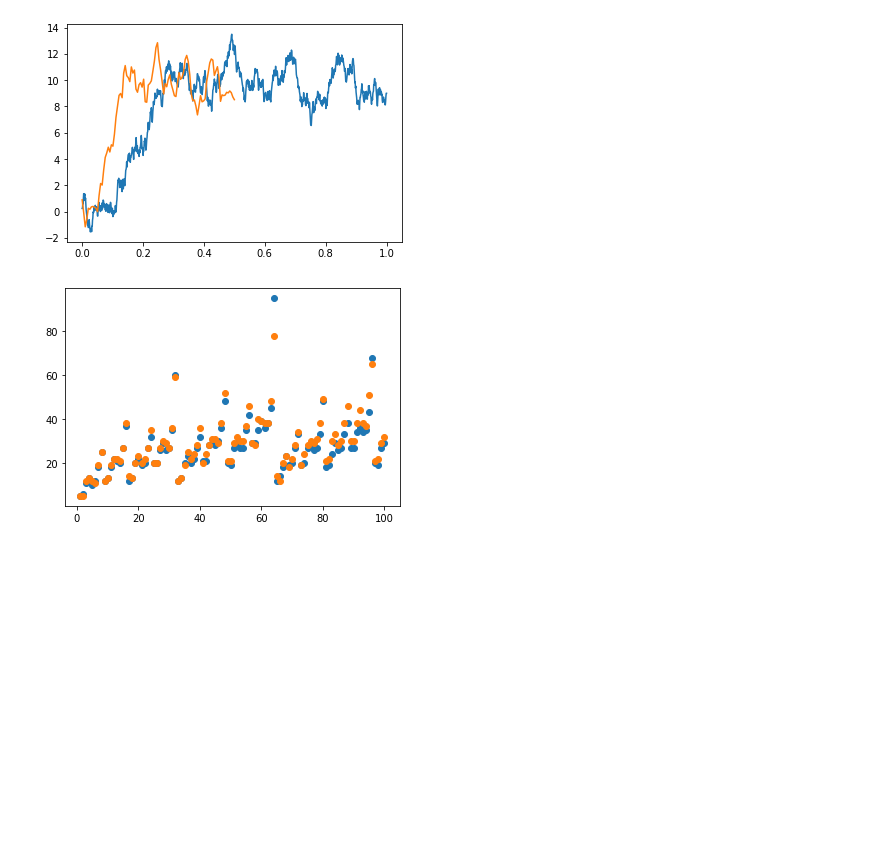
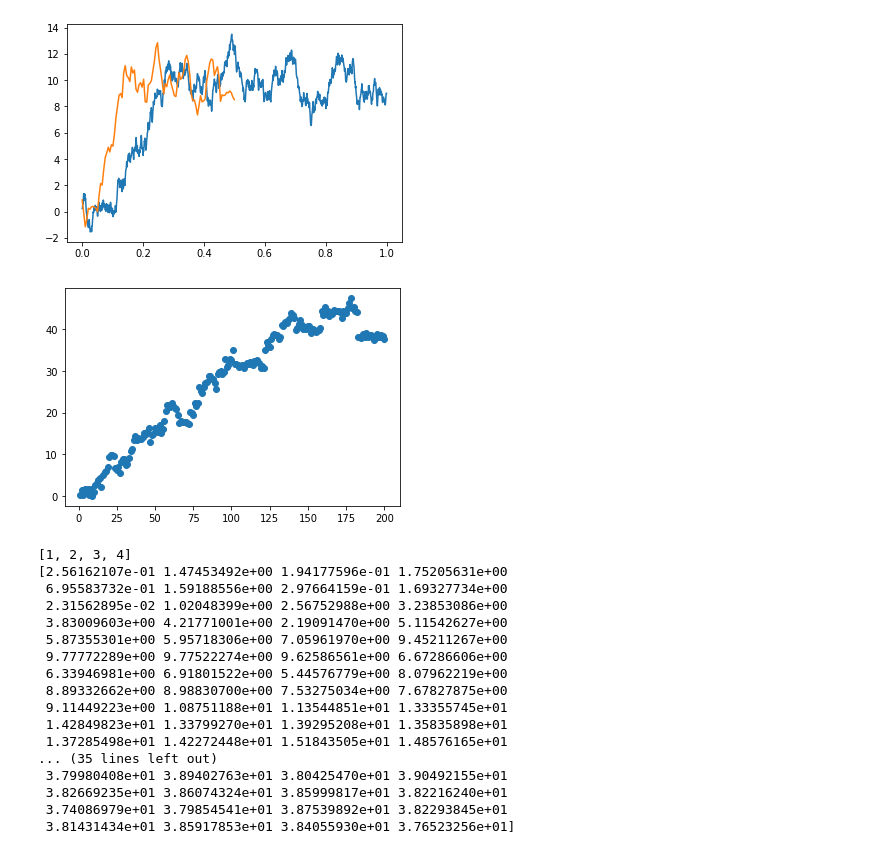
Before and after one commit to ypzhang725/Longshot, a Jupyter notebook: emp-sh2pc/resultsEMP/tmp.ipynb, the cells around one changed output. Saved outputs shown, nothing was run; the diff lists cells and outputs as text; code cells hidden in the pictures; blank space fills up the shorter version.

```diff
--- a/emp-sh2pc/resultsEMP/tmp.ipynb
+++ b/emp-sh2pc/resultsEMP/tmp.ipynb
@@ -14,11 +14,50 @@ plt.show()
 # %% [output]
 [figure]
 # %%
-sortA = [5, 6, 11, 13, 10, 12, 18, 25, 12, 13, 18, 22, 21, 20, 27, 37, 12, 13, 20, 22, 19, 20, 27, 32, 20, 20, 26, 29, 26, 27, 35, 60, 12, 13, 20, 23, 20, 22, 27, 32, 21, 21, 28, 29, 28, 30, 36, 48, 20, 19, 27, 29, 27, 27, 35, 42, 29, 29, 35, 39, 36, 38, 45, 95, 12, 14, 18, 23, 19, 20, 27, 33, 19, 20, 27, 28, 26, 27, 33, 48, 18, 19, 24, 29, 26, 27, 33, 38, 27, 27, 34, 36, 34, 35, 43, 68, 20, 19, 27, 29]
-sortD = [5, 5, 12, 13, 12, 11, 19, 25, 12, 13, 19, 22, 22, 21, 27, 38, 14, 13, 20, 23, 20, 22, 27, 35, 20, 20, 27, 30, 29, 27, 36, 59, 12, 13, 19, 25, 22, 24, 28, 36, 20, 24, 28, 31, 31, 29, 38, 52, 21, 21, 29, 32, 30, 30, 37, 46, 29, 28, 40, 39, 38, 38, 48, 78, 14, 12, 20, 23, 18, 22, 28, 34, 19, 24, 28, 30, 29, 31, 38, 49, 21, 22, 30, 33, 28, 30, 38, 46, 30, 30, 38, 44, 38, 37, 51, 65, 21, 22, 29, 32]
-x1 = np.linspace(1, 100, 100)
-plt.scatter(x1, sortA)
-plt.scatter(x1, sortD)
+T = 200
+true = [25 for i in range(T)]
+leaf_list40 = []
+for i in range(40):
+    leaf_list = (np.random.laplace(0, (1/1), T)) + true
+    leaf_list_ = [i if i >=0 else 0 for i in leaf_list]
+
+    cdf_leaf_noise = np.array([sum(leaf_list_[ : i + 1]) for i in range(len(leaf_list_))])
+    cdf_leaf_true = np.array([sum(true[ : i + 1]) for i in range(len(true))])
+    leaf_error = np.abs(cdf_leaf_noise - cdf_leaf_true)
+    leaf_list40.append(leaf_error)
+
+leaf = np.sum(leaf_list40, axis = 0)
+
+
+leaf = np.abs(cdf_leaf_noise - cdf_leaf_true)
+baseline_list = (np.random.laplace(0, (T/1), T))
+baseline = np.abs(baseline_list)
+#sortD = [5, 5, 12, 13, 12, 11, 19, 25, 12, 13, 19, 22, 22, 21, 27, 38, 14, 13, 20, 23, 20, 22, 27, 35, 20, 20, 27, 30, 29, 27, 36, 59, 12, 13, 19, 25, 22, 24, 28, 36, 20, 24, 28, 31, 31, 29, 38, 52, 21, 21, 29, 32, 30, 30, 37, 46, 29, 28, 40, 39, 38, 38, 48, 78, 14, 12, 20, 23, 18, 22, 28, 34, 19, 24, 28, 30, 29, 31, 38, 49, 21, 22, 30, 33, 28, 30, 38, 46, 30, 30, 38, 44, 38, 37, 51, 65, 21, 22, 29, 32]
+x1 = np.linspace(1, T, T)
+
+#plt.scatter(x1, sortD)
+plt.scatter(x1, leaf)
+#plt.scatter(x1, baseline)
+
 plt.show()
+print(test_list)
+print(leaf)
 # %% [output]
-[figure, old version]
+[figure, new version]
+[1, 2, 3, 4]
+[2.56162107e-01 1.47453492e+00 1.94177596e-01 1.75205631e+00
+ 6.95583732e-01 1.59188556e+00 2.97664159e-01 1.69327734e+00
+ 2.31562895e-02 1.02048399e+00 2.56752988e+00 3.23853086e+00
+ 3.83009603e+00 4.21771001e+00 2.19091470e+00 5.11542627e+00
+ 5.87355301e+00 5.95718306e+00 7.05961970e+00 9.45211267e+00
+ 9.77772289e+00 9.77522274e+00 9.62586561e+00 6.67286606e+00
+ 6.33946981e+00 6.91801522e+00 5.44576779e+00 8.07962219e+00
+ 8.89332662e+00 8.98830700e+00 7.53275034e+00 7.67827875e+00
+ 9.11449223e+00 1.08751188e+01 1.13544851e+01 1.33355745e+01
+ 1.42849823e+01 1.33799270e+01 1.39295208e+01 1.35835898e+01
+ 1.37285498e+01 1.42272448e+01 1.51843505e+01 1.48576165e+01
+... (35 lines left out)
+ 3.79980408e+01 3.89402763e+01 3.80425470e+01 3.90492155e+01
+ 3.82669235e+01 3.86074324e+01 3.85999817e+01 3.82216240e+01
+ 3.74086979e+01 3.79854541e+01 3.87539892e+01 3.82293845e+01
+ 3.81431434e+01 3.85917853e+01 3.84055930e+01 3.76523256e+01]
```
Also changed, not shown: parts of 7 cells of this notebook, 40 other files.
